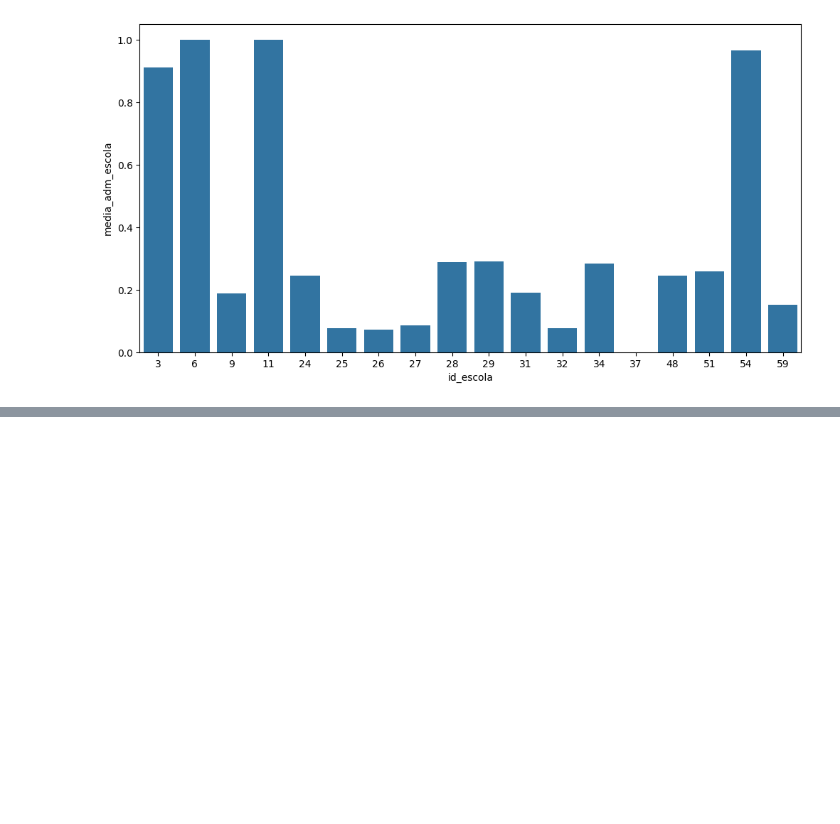
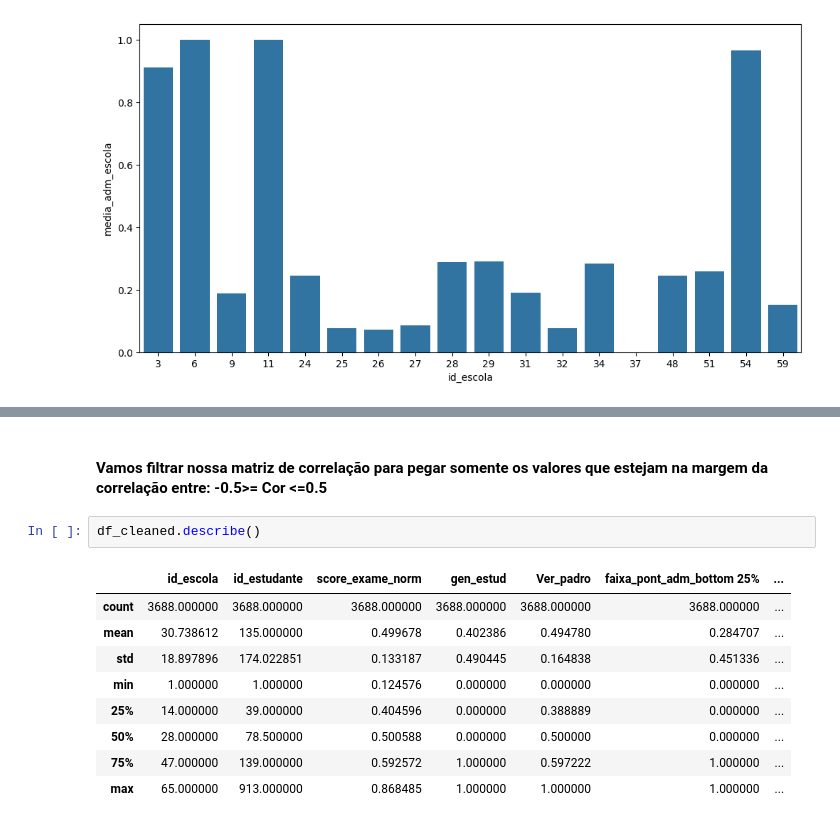
Before and after one commit to akyla007/Akyla_Aquino_Desafio, a Jupyter notebook: main.ipynb, the cells around one changed output, grey strips where cells are left out. Drawn from its saved outputs; the diff is of its cells as text; blank space fills up the shorter version.

```diff
--- a/main.ipynb
+++ b/main.ipynb
@@ -374,0 +438,14 @@ sns.boxplot(x='id_escola', y='score_exame_norm', data=df.loc[df['id_escola'] ==
+# %% [markdown]
+#### Vamos filtrar nossa matriz de correlação para pegar somente os valores que estejam na                                    margem da correlação entre: -0.5>= Cor <=0.5
+# %%
+df_cleaned.describe()
+# %% [output]
+|  | id_escola | id_estudante | score_exame_norm | gen_estud | Ver_padro | faixa_pont_adm_bottom 25% | ... |
+| count | 3688.000000 | 3688.000000 | 3688.000000 | 3688.000000 | 3688.000000 | 3688.000000 | ... |
+| mean | 30.738612 | 135.000000 | 0.499678 | 0.402386 | 0.494780 | 0.284707 | ... |
+| std | 18.897896 | 174.022851 | 0.133187 | 0.490445 | 0.164838 | 0.451336 | ... |
+| min | 1.000000 | 1.000000 | 0.124576 | 0.000000 | 0.000000 | 0.000000 | ... |
+| 25% | 14.000000 | 39.000000 | 0.404596 | 0.000000 | 0.388889 | 0.000000 | ... |
+| 50% | 28.000000 | 78.500000 | 0.500588 | 0.000000 | 0.500000 | 0.000000 | ... |
+| 75% | 47.000000 | 139.000000 | 0.592572 | 1.000000 | 0.597222 | 1.000000 | ... |
+| max | 65.000000 | 913.000000 | 0.868485 | 1.000000 | 1.000000 | 1.000000 | ... |
```
Also changed, not shown: parts of 13 cells of this notebook, 6 other files.
